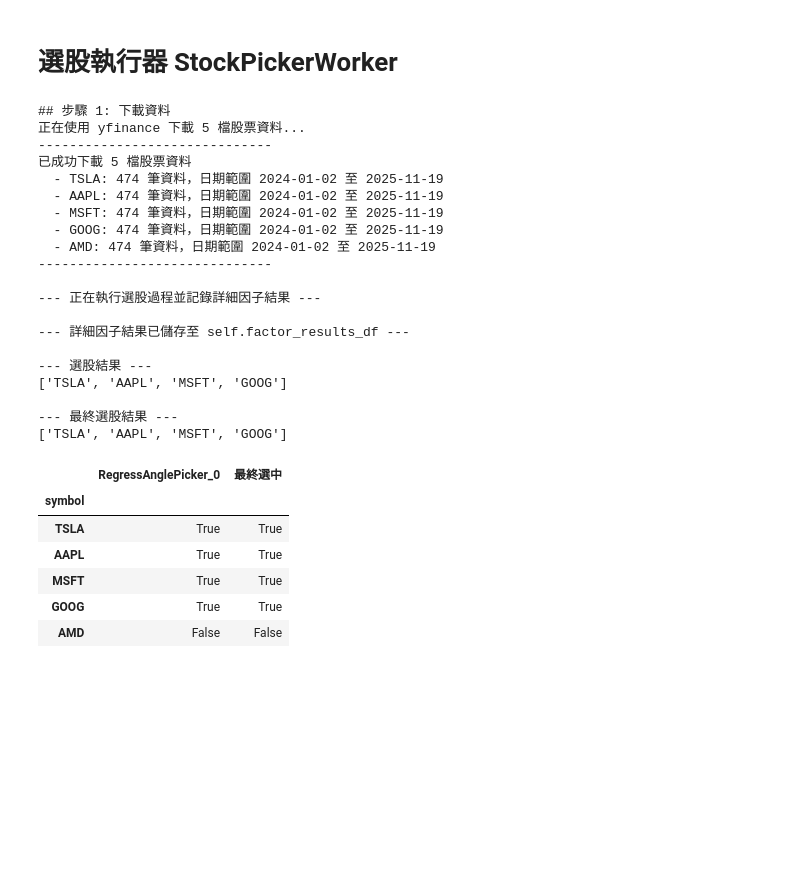
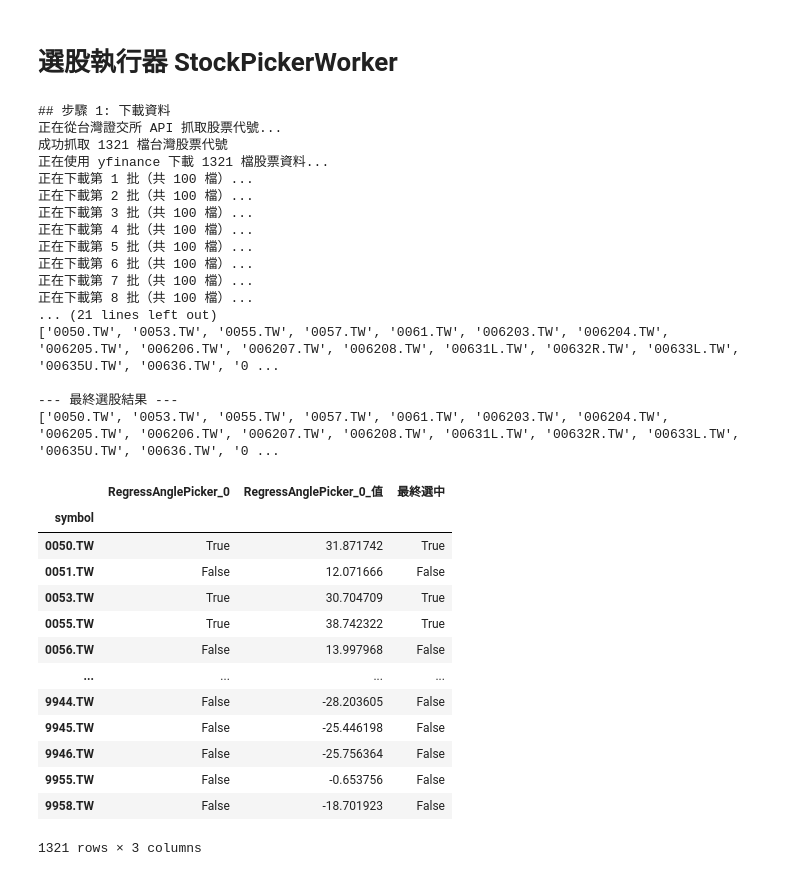
Before and after one commit to Alan-Cheng/q-trade, a Jupyter notebook: notebooks/CH8.2-量化系統選股.ipynb, the cells around one changed output. Saved outputs shown, nothing was run; the diff lists cells and outputs as text; code cells hidden in the pictures; blank space fills up the shorter version.

```diff
--- a/notebooks/CH8.2-量化系統選股.ipynb
+++ b/notebooks/CH8.2-量化系統選股.ipynb
@@ -241,7 +241,7 @@ START_DATE = "2024-01-01"
 
 # 2. 實例化資料管理器，下載真實股價資料
 print("## 步驟 1: 下載資料")
-data_manager = StockDataManager(TEST_SYMBOLS, start_date=START_DATE)
+data_manager = StockDataManager(country_code="TW", start_date=START_DATE)
 
 # 3. 定義選股條件: 篩選出 **溫和上升趨勢** 的股票
 select_config = [{
@@ -252,54 +252,58 @@ select_config = [{
                 # 多給一個因子測試看看多因子選股
                 # {
                 #      'class': RegressAnglePicker,
                 #      'threshold_ang_min': 10.0,
                 #      'threshold_ang_max': 15.0,
                 #      'reversed': False,
                 #      'show': True
                 #  }
             ]
 
 # 4. 實例化選股執行器
 picker_worker = StockPickerWorker(data_manager, select_config)
 
 # 5. 執行選股
 picker_worker.fit()
 
 # 6. 打印選股結果
 print("\n--- 選股結果 ---")
 print(picker_worker.choice_symbols)
 
 # 5. 打印最終結果
 print("\n--- 最終選股結果 ---")
 print(picker_worker.choice_symbols)
 
 # 6. 看一下選股結果的 DataFrame
 picker_worker.factor_results_df
 # %% [output]
 ## 步驟 1: 下載資料
-正在使用 yfinance 下載 5 檔股票資料...
-------------------------------
-已成功下載 5 檔股票資料
-  - TSLA: 474 筆資料，日期範圍 2024-01-02 至 2025-11-19
-  - AAPL: 474 筆資料，日期範圍 2024-01-02 至 2025-11-19
-  - MSFT: 474 筆資料，日期範圍 2024-01-02 至 2025-11-19
-  - GOOG: 474 筆資料，日期範圍 2024-01-02 至 2025-11-19
-  - AMD: 474 筆資料，日期範圍 2024-01-02 至 2025-11-19
-------------------------------
-
---- 正在執行選股過程並記錄詳細因子結果 ---
-
---- 詳細因子結果已儲存至 self.factor_results_df ---
-
---- 選股結果 ---
-['TSLA', 'AAPL', 'MSFT', 'GOOG']
+正在從台灣證交所 API 抓取股票代號...
+成功抓取 1321 檔台灣股票代號
+正在使用 yfinance 下載 1321 檔股票資料...
+正在下載第 1 批（共 100 檔）...
+正在下載第 2 批（共 100 檔）...
+正在下載第 3 批（共 100 檔）...
+正在下載第 4 批（共 100 檔）...
+正在下載第 5 批（共 100 檔）...
+正在下載第 6 批（共 100 檔）...
+正在下載第 7 批（共 100 檔）...
+正在下載第 8 批（共 100 檔）...
+... (21 lines left out)
+['0050.TW', '0053.TW', '0055.TW', '0057.TW', '0061.TW', '006203.TW', '006204.TW', '006205.TW', '006206.TW', '006207.TW', '006208.TW', '00631L.TW', '00632R.TW', '00633L.TW', '00635U.TW', '00636.TW', '0 ...
 
 --- 最終選股結果 ---
-['TSLA', 'AAPL', 'MSFT', 'GOOG']
+['0050.TW', '0053.TW', '0055.TW', '0057.TW', '0061.TW', '006203.TW', '006204.TW', '006205.TW', '006206.TW', '006207.TW', '006208.TW', '00631L.TW', '00632R.TW', '00633L.TW', '00635U.TW', '00636.TW', '0 ...
-|  | RegressAnglePicker_0 | 最終選中 |
-| symbol |  |  |
-| TSLA | True | True |
-| AAPL | True | True |
-| MSFT | True | True |
-| GOOG | True | True |
-| AMD | False | False |
+|  | RegressAnglePicker_0 | RegressAnglePicker_0_值 | 最終選中 |
+| symbol |  |  |  |
+| 0050.TW | True | 31.871742 | True |
+| 0051.TW | False | 12.071666 | False |
+| 0053.TW | True | 30.704709 | True |
+| 0055.TW | True | 38.742322 | True |
+| 0056.TW | False | 13.997968 | False |
+| ... | ... | ... | ... |
+| 9944.TW | False | -28.203605 | False |
+| 9945.TW | False | -25.446198 | False |
+| 9946.TW | False | -25.756364 | False |
+| 9955.TW | False | -0.653756 | False |
+| 9958.TW | False | -18.701923 | False |
+1321 rows × 3 columns
```
Also changed, not shown: 3 other files.
